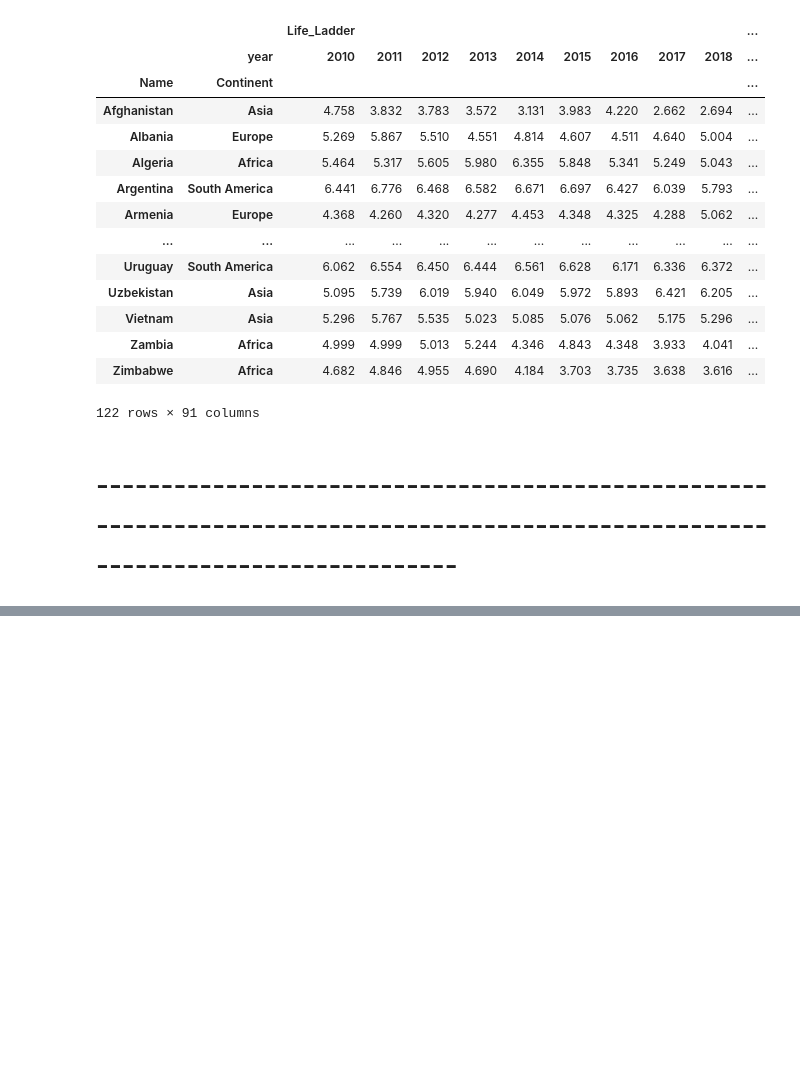
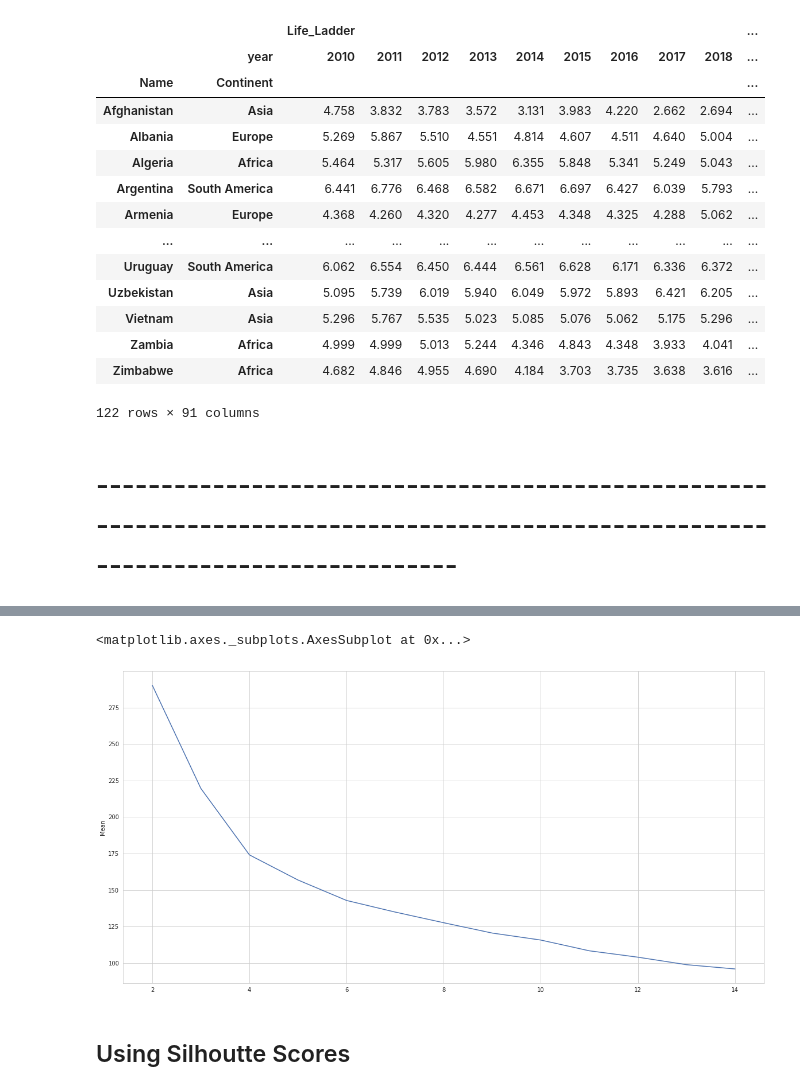
Before and after one commit to Anshul007/Analysis_in_Clustering, a Jupyter notebook: Feature_Extraction_for_effective_Clustering_Analysis.ipynb, the cells around one changed output, grey strips where cells are left out. Cells and saved outputs as stored; diff of their text form; code cells hidden in the pictures; blank space fills up the shorter version.

```diff
--- a/Feature_Extraction_for_effective_Clustering_Analysis.ipynb
+++ b/Feature_Extraction_for_effective_Clustering_Analysis.ipynb
@@ -496,0 +584,16 @@ pcs.fit(trans_df)
+# %%
+repetitions = ['R{}'.format(i) for i in range(1,10)]
+
+SSE_results = pd.DataFrame(0.0,
+                           index = range(2,15),
+                           columns= repetitions)
+
+
+for n_cluster in SSE_results.index:
+    for col in SSE_results.columns:
+        algort = KMeans(n_clusters=n_cluster).fit(scores)
+        SSE_results.at[n_cluster,col] = algort.inertia_ # Inertia: Sum of distances of samples to their closest cluster center
+
+SSE_results['Mean'] = SSE_results[repetitions].mean(axis=1)
+SSE_results['Var'] = SSE_results[repetitions].var(axis=1)
+SSE_results.sort_values('Mean')
@@ -496,0 +615,7 @@ pcs.fit(trans_df)
+# %%
+sns.lineplot(data= SSE_results,x= SSE_results.index, y= "Mean")
+# %% [output]
+<matplotlib.axes._subplots.AxesSubplot at 0x...>
+[figure, added]
+# %% [markdown]
+## Using Silhoutte Scores
```
Also changed, not shown: parts of 43 cells of this notebook.
